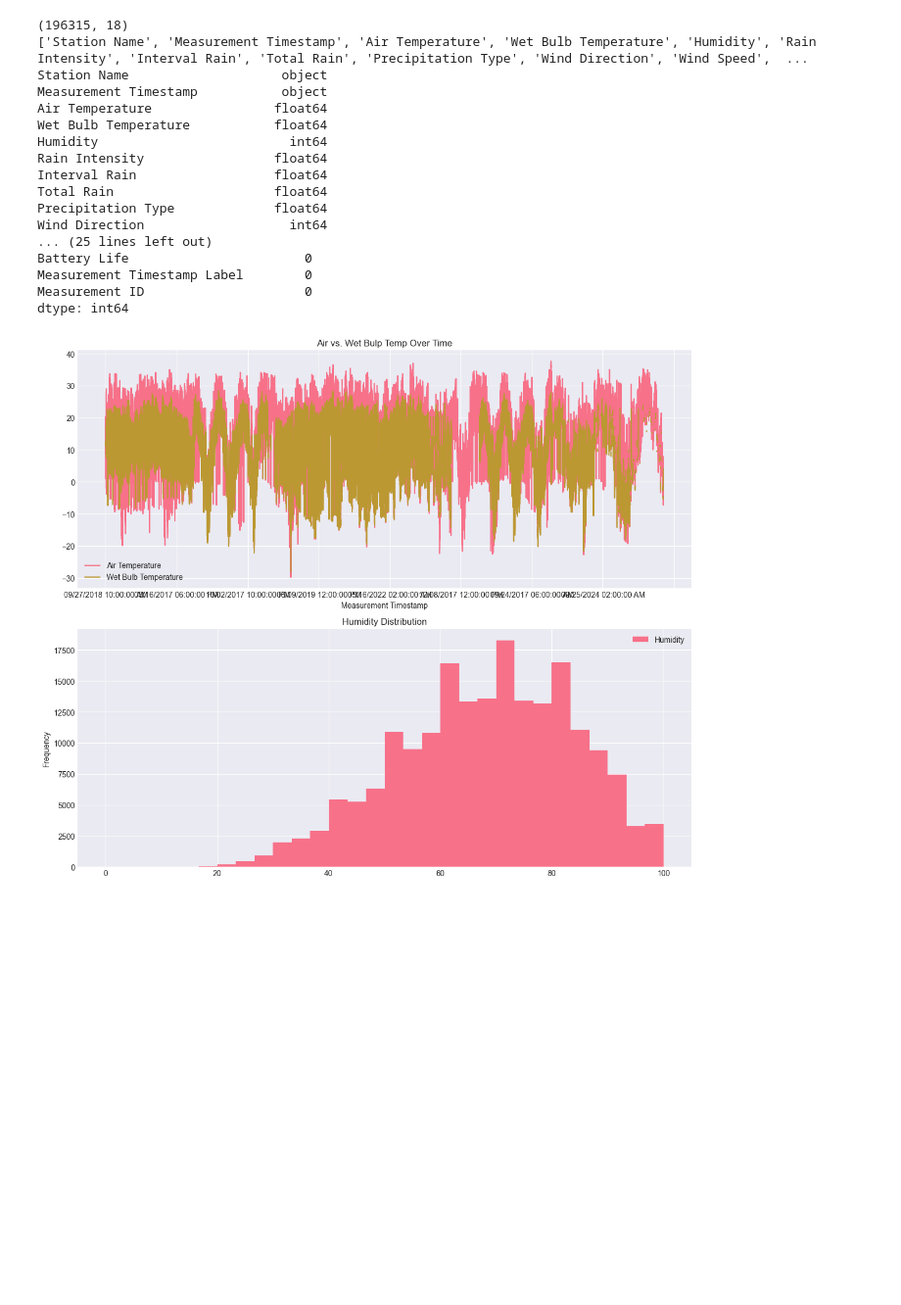
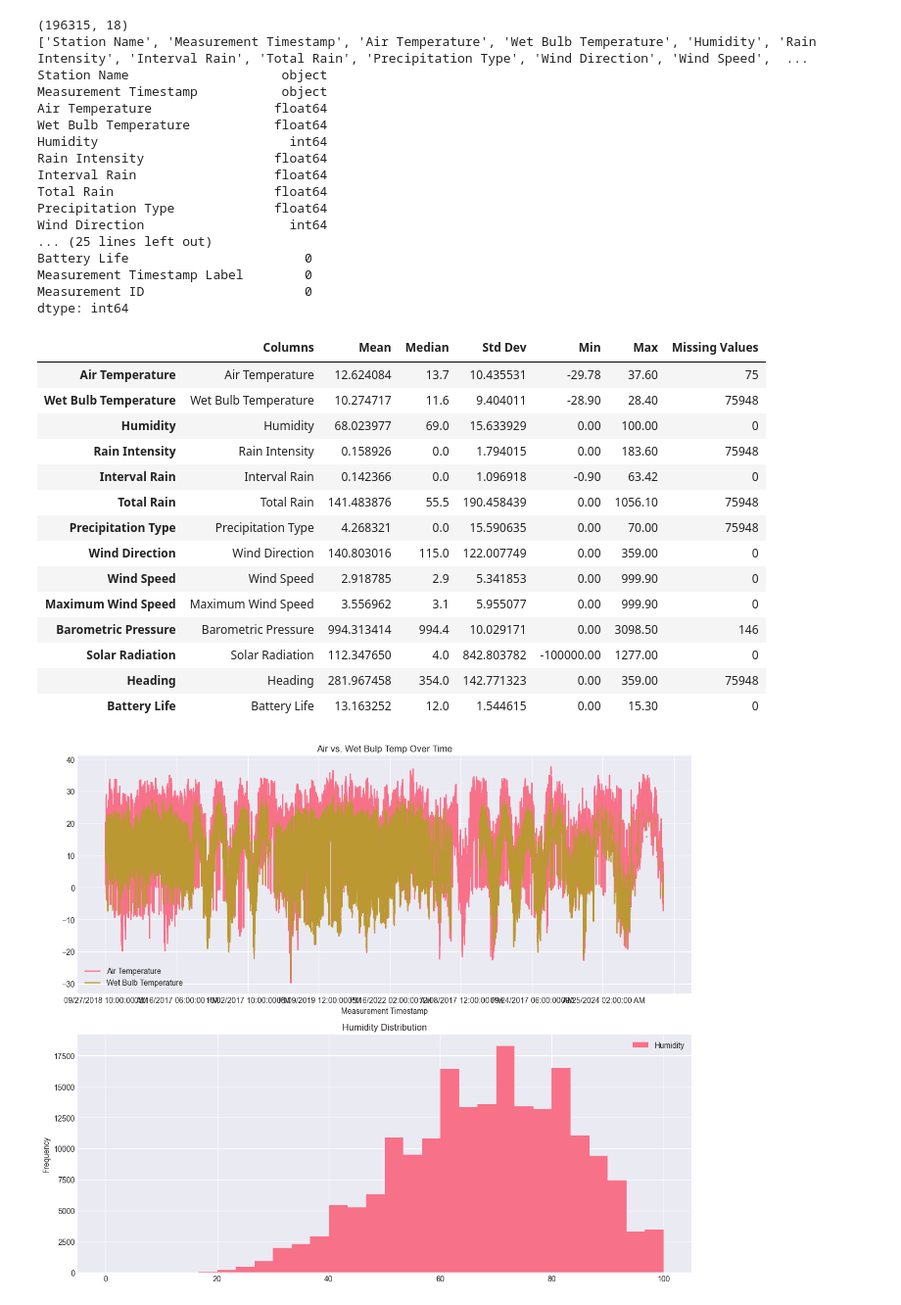
Before and after one commit to UCSF-DataSci/ds217-11-final-bnishimine, a Jupyter notebook: q1_setup_exploration.ipynb, the cells around one changed output. Shown at 98% size. Drawn from its saved outputs; the diff is of its cells as text; code cells hidden in the pictures; blank space fills up the shorter version.

```diff
--- a/q1_setup_exploration.ipynb
+++ b/q1_setup_exploration.ipynb
@@ -235,6 +235,24 @@ summary = pd.DataFrame({
 })
 
 summary.to_csv('output/q1_exploration.csv', index=False)
+# %%
+summary
+# %% [output]
+|  | Columns | Mean | Median | Std Dev | Min | Max | Missing Values |
+| Air Temperature | Air Temperature | 12.624084 | 13.7 | 10.435531 | -29.78 | 37.60 | 75 |
+| Wet Bulb Temperature | Wet Bulb Temperature | 10.274717 | 11.6 | 9.404011 | -28.90 | 28.40 | 75948 |
+| Humidity | Humidity | 68.023977 | 69.0 | 15.633929 | 0.00 | 100.00 | 0 |
+| Rain Intensity | Rain Intensity | 0.158926 | 0.0 | 1.794015 | 0.00 | 183.60 | 75948 |
+| Interval Rain | Interval Rain | 0.142366 | 0.0 | 1.096918 | -0.90 | 63.42 | 0 |
+| Total Rain | Total Rain | 141.483876 | 55.5 | 190.458439 | 0.00 | 1056.10 | 75948 |
+| Precipitation Type | Precipitation Type | 4.268321 | 0.0 | 15.590635 | 0.00 | 70.00 | 75948 |
+| Wind Direction | Wind Direction | 140.803016 | 115.0 | 122.007749 | 0.00 | 359.00 | 0 |
+| Wind Speed | Wind Speed | 2.918785 | 2.9 | 5.341853 | 0.00 | 999.90 | 0 |
+| Maximum Wind Speed | Maximum Wind Speed | 3.556962 | 3.1 | 5.955077 | 0.00 | 999.90 | 0 |
+| Barometric Pressure | Barometric Pressure | 994.313414 | 994.4 | 10.029171 | 0.00 | 3098.50 | 146 |
+| Solar Radiation | Solar Radiation | 112.347650 | 4.0 | 842.803782 | -100000.00 | 1277.00 | 0 |
+| Heading | Heading | 281.967458 | 354.0 | 142.771323 | 0.00 | 359.00 | 75948 |
+| Battery Life | Battery Life | 13.163252 | 12.0 | 1.544615 | 0.00 | 15.30 | 0 |
 # %%
 #QUESTION1.3
 
```
Also changed, not shown: 2 other files.
